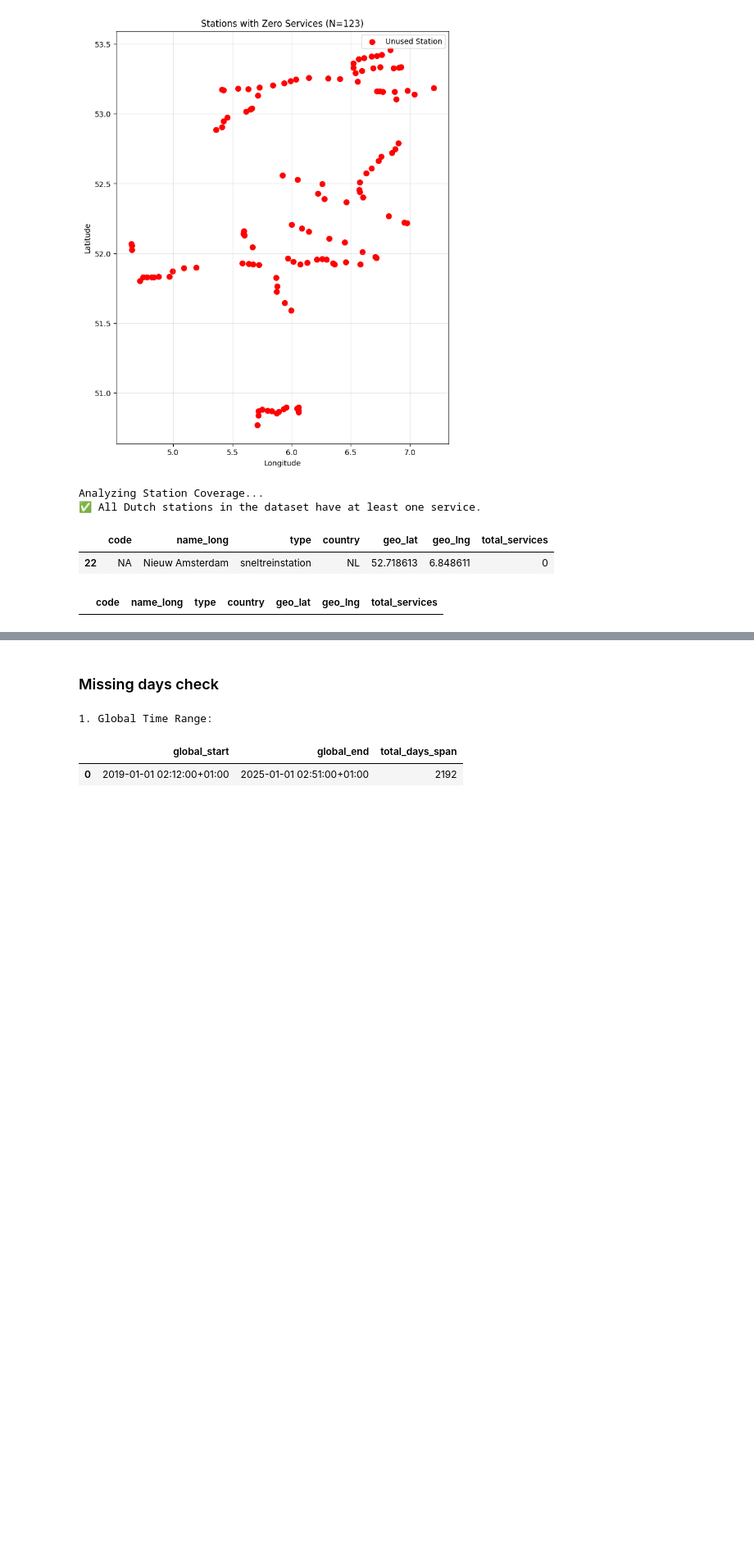
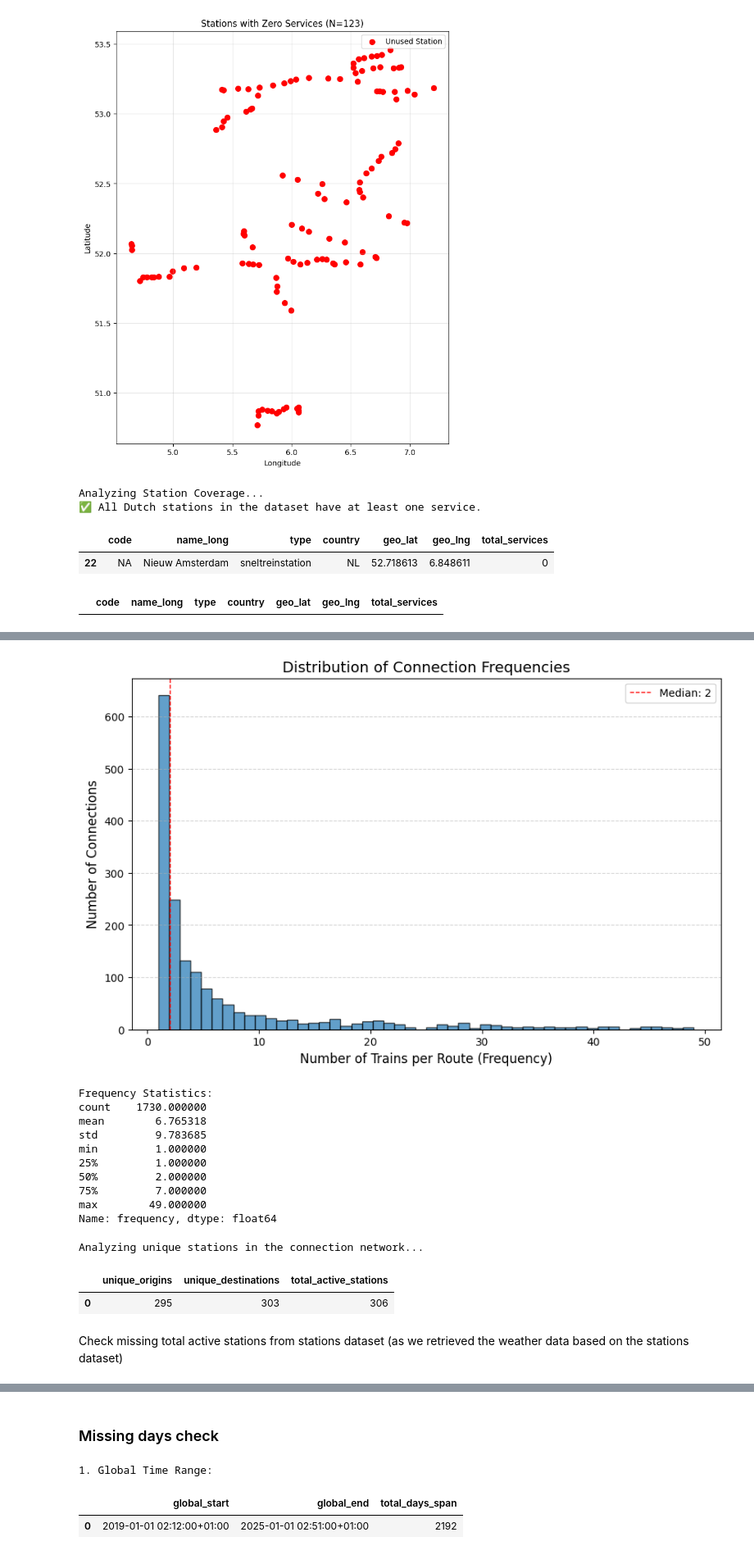
Before and after one commit to jbaonl/MSc-Thesis, a Jupyter notebook: MSc-Thesis/Bao/all_code/2_eda_and_time_series_data_creation/21_EDA.ipynb, the cells around one changed output, grey strips where cells are left out. Shown at 82% size. Drawn from its saved outputs; the diff is of its cells as text; code cells hidden in the pictures; blank space fills up the shorter version.

```diff
--- a/MSc-Thesis/Bao/all_code/2_eda_and_time_series_data_creation/EDA.ipynb
+++ b/MSc-Thesis/Bao/all_code/2_eda_and_time_series_data_creation/21_EDA.ipynb
@@ -837,0 +830,73 @@ DataFrame ready! Contains 320 track segments.
+# %%
+import matplotlib.pyplot as plt
+import pandas as pd
+
+# 1. Get the data from DuckDB
+# We only need the frequency column for this specific plot
+df_freq = con.execute("SELECT frequency FROM inferred_connections WHERE frequency < 50").df()
+
+# 2. Plot the Histogram
+plt.figure(figsize=(10, 6))
+
+# 'bins=50' splits the data into 50 buckets. Adjust this if you want more/less detail.
+plt.hist(df_freq['frequency'], bins=50, color='#1f77b4', edgecolor='black', alpha=0.7)
+
+plt.title('Distribution of Connection Frequencies', fontsize=14)
+plt.xlabel('Number of Trains per Route (Frequency)', fontsize=12)
+plt.ylabel('Number of Connections', fontsize=12)
+plt.grid(axis='y', linestyle='--', alpha=0.5)
+
+# Optional: Add a vertical line for the median
+median_freq = df_freq['frequency'].median()
+plt.axvline(median_freq, color='red', linestyle='dashed', linewidth=1, label=f'Median: {median_freq:.0f}')
+plt.legend()
+
+# plt.savefig('frequency_distribution.png')
+plt.show()
+
+# 3. Print Summary Stats
+print("Frequency Statistics:")
+print(df_freq['frequency'].describe())
+# %% [output]
+[figure, added]
+Frequency Statistics:
+count    1730.000000
+mean        6.765318
+std         9.783685
+min         1.000000
+25%         1.000000
+50%         2.000000
+75%         7.000000
+max        49.000000
+Name: frequency, dtype: float64
+# %%
+# --- Cell: Count Unique Stations in Network ---
+
+print("Analyzing unique stations in the connection network...")
+
+station_counts_query = """
+    SELECT
+        -- Count unique origins
+        COUNT(DISTINCT from_station) as unique_origins,
+
+        -- Count unique destinations
+        COUNT(DISTINCT to_station) as unique_destinations,
+
+        -- Count TOTAL unique stations (Union of both)
+        (SELECT COUNT(DISTINCT station_code)
+         FROM (
+             SELECT from_station as station_code FROM inferred_connections
+             UNION
+             SELECT to_station as station_code FROM inferred_connections
+         )
+        ) as total_active_stations
+    FROM inferred_connections
+"""
+
+display(con.execute(station_counts_query).df())
+# %% [output]
+Analyzing unique stations in the connection network...
+|  | unique_origins | unique_destinations | total_active_stations |
+| 0 | 295 | 303 | 306 |
+# %% [markdown]
+Check missing total active stations from stations dataset (as we retrieved the weather data based on the stations dataset)
```
Also changed, not shown: parts of 61 cells of this notebook, 40 other files.
